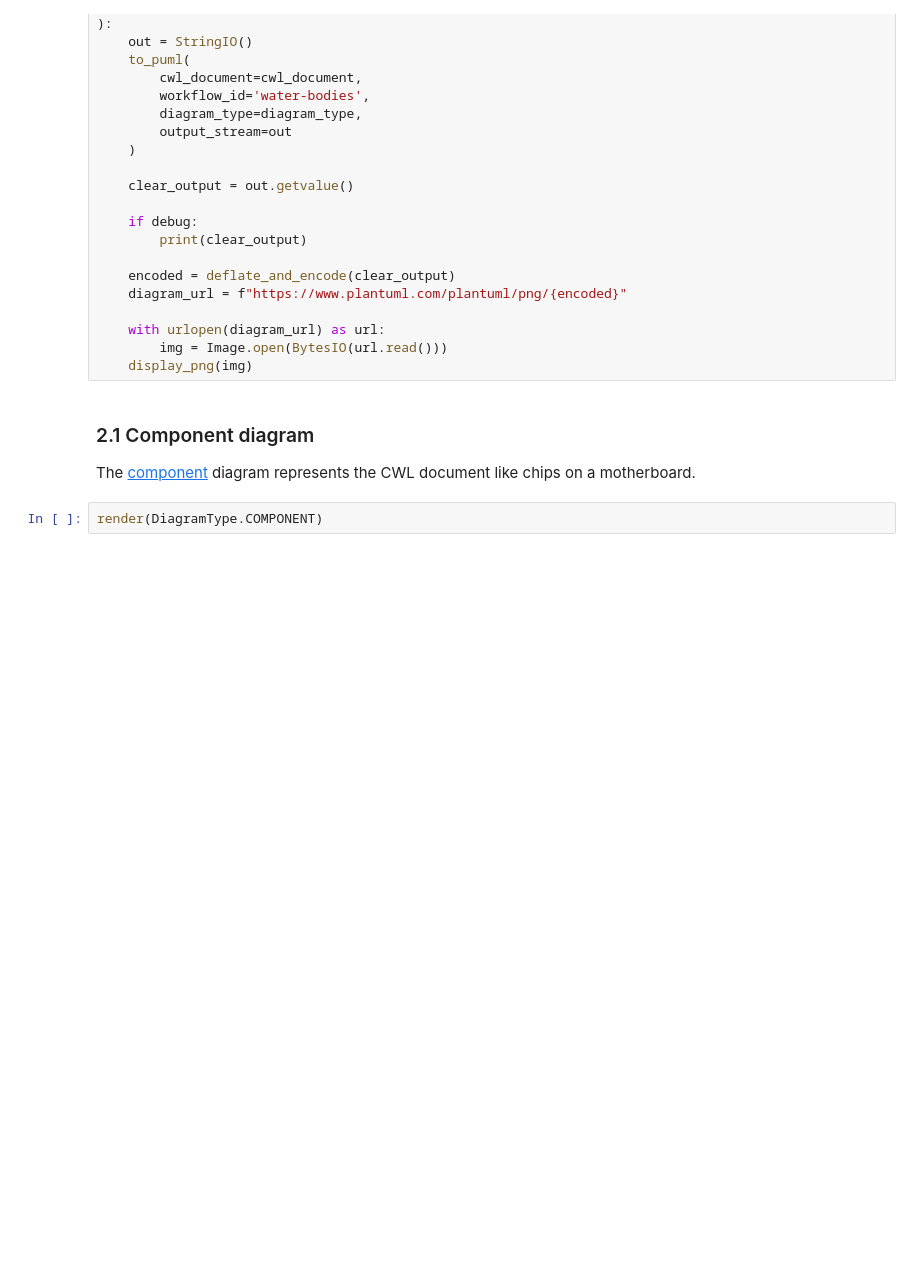
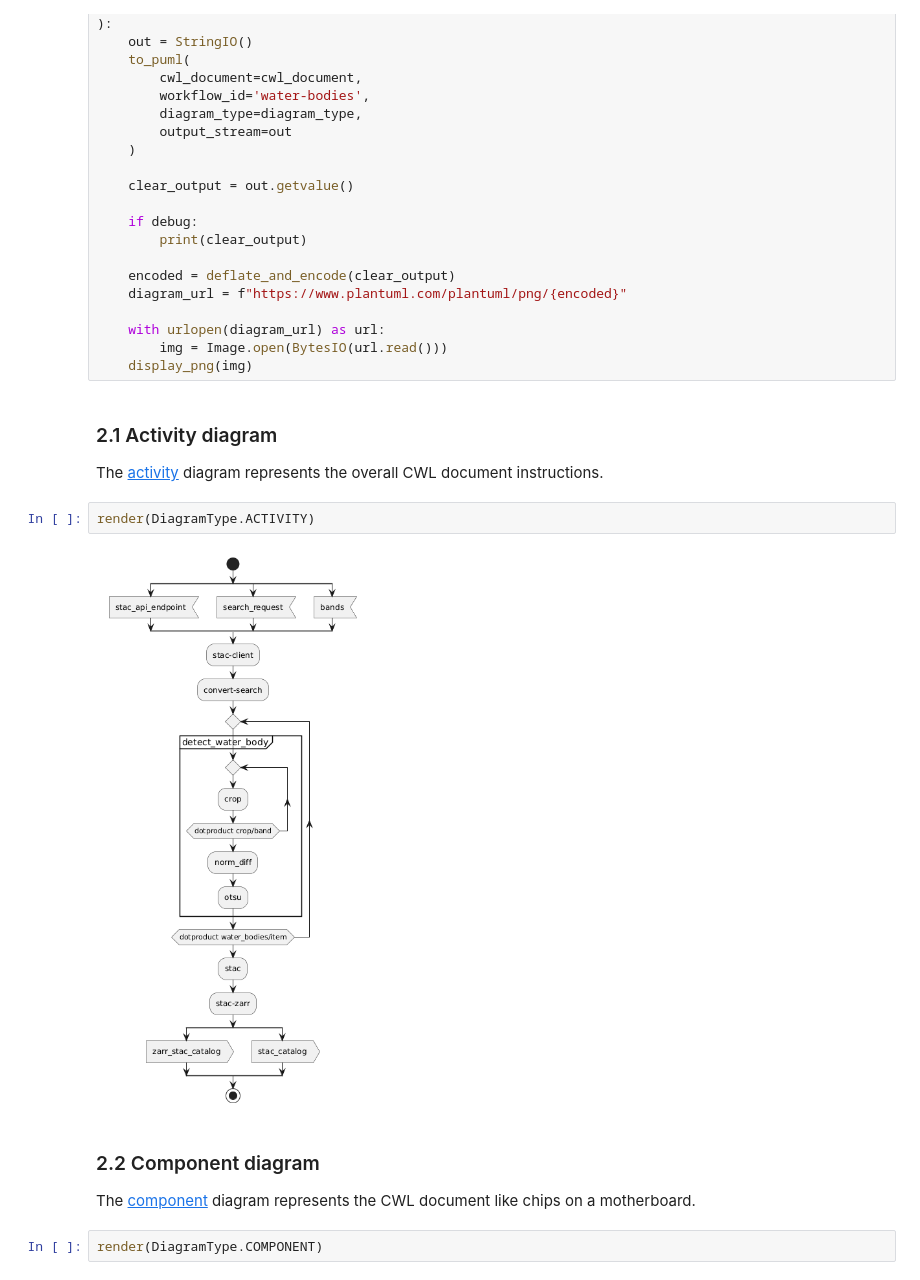
Before and after one commit to Terradue/cwl2puml, a Jupyter notebook: docs/examples.ipynb, the cells around one changed output. Saved outputs shown, nothing was run; the diff lists cells and outputs as text; blank space fills up the shorter version.

Commit message:
feat: activity diagram initial checkin

```diff
--- a/docs/examples.ipynb
+++ b/docs/examples.ipynb
@@ -69,8 +69,16 @@ def render(
     with urlopen(diagram_url) as url:
         img = Image.open(BytesIO(url.read()))
     display_png(img)
+# %% [markdown]
+### 2.1 Activity diagram
+
+The [activity](https://plantuml.com/activity-diagram-beta) diagram represents the overall CWL document instructions.
+# %%
+render(DiagramType.ACTIVITY)
+# %% [output]
+[figure, added]
 # %% [markdown]
-### 2.1 Component diagram
+### 2.2 Component diagram
 
 The [component](https://plantuml.com/component-diagram) diagram represents the CWL document like chips on a motherboard.
 # %%
```
Also changed, not shown: parts of 5 cells of this notebook, 3 other files.
